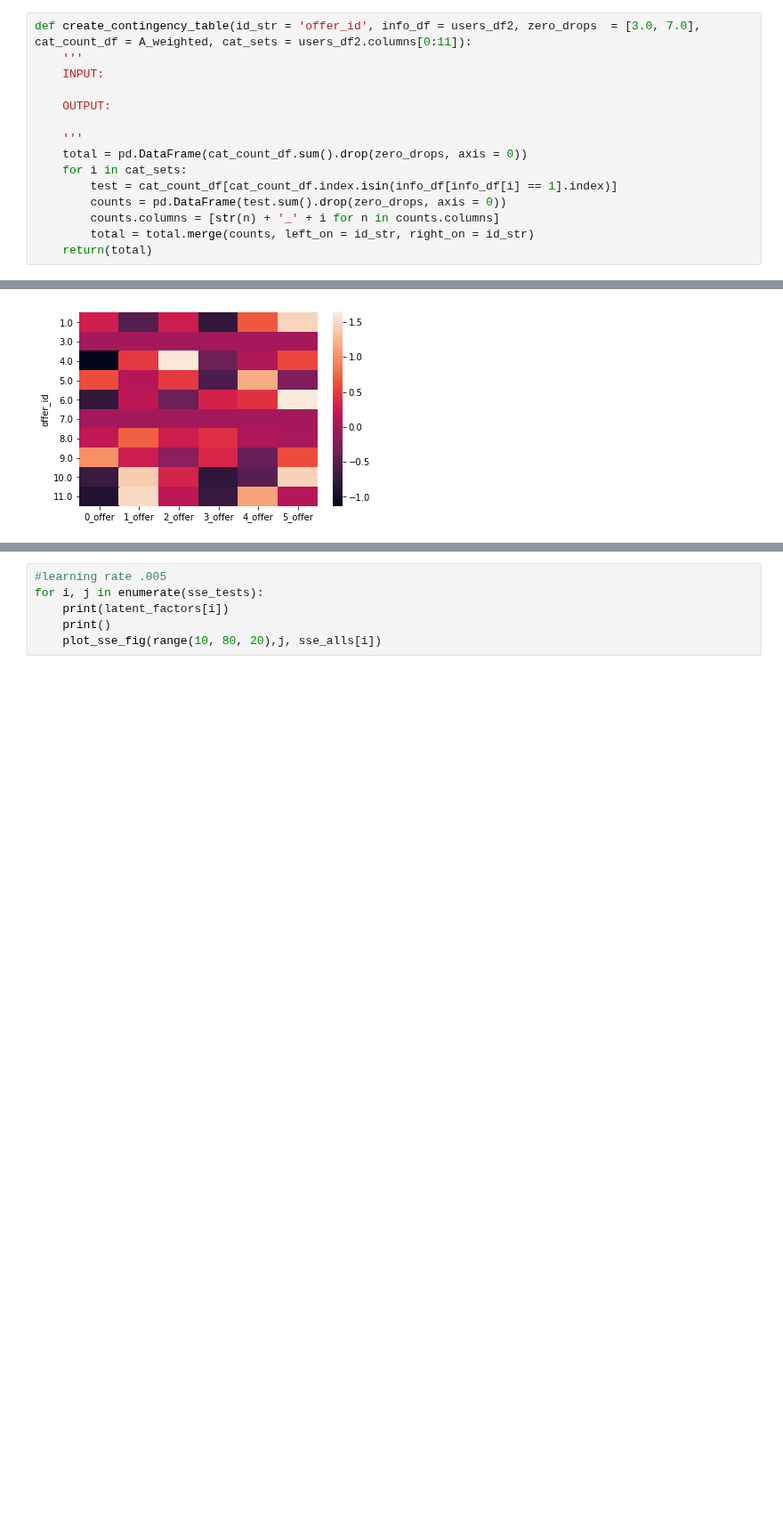
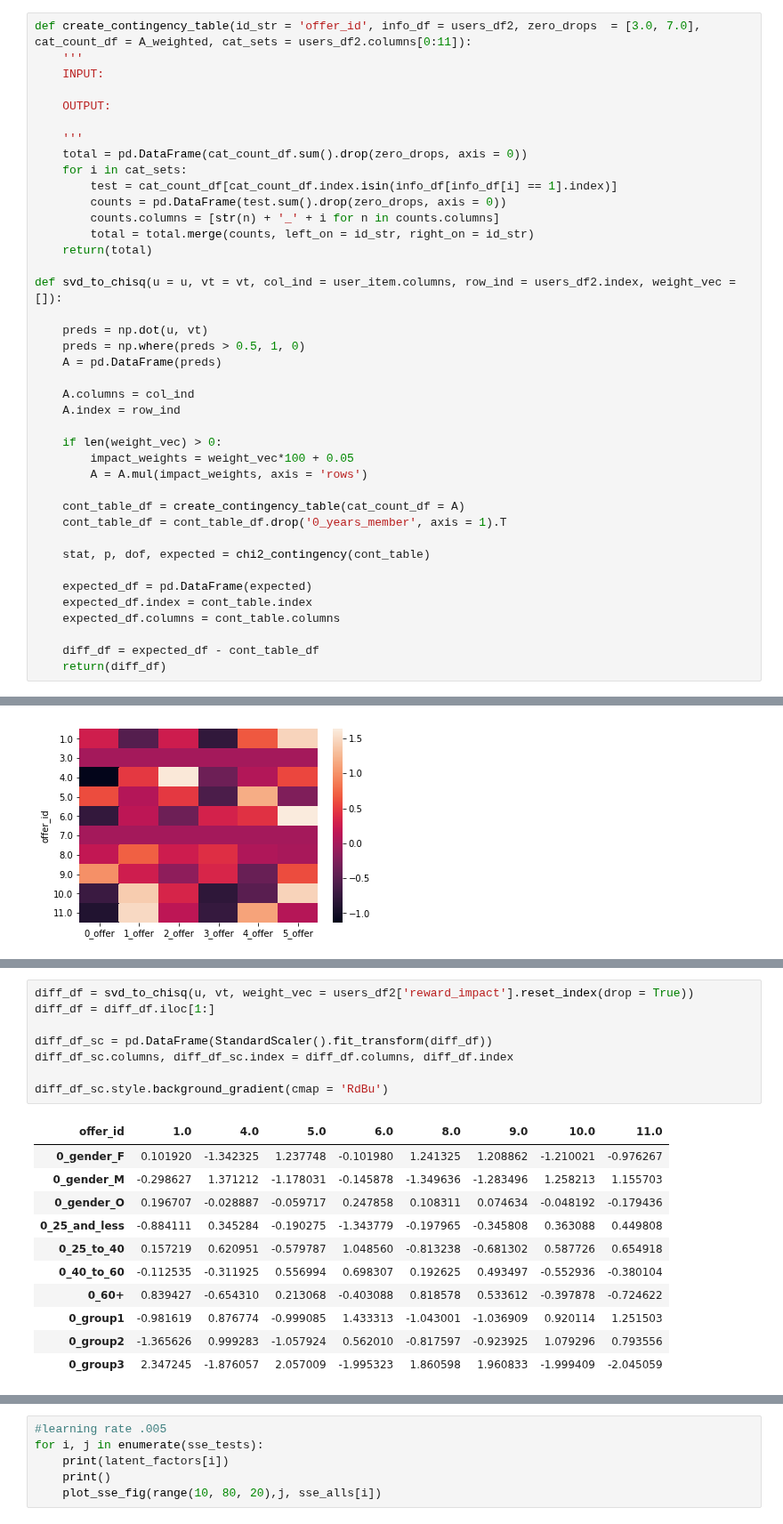
Before and after one commit to madkehl/Capstone, a Jupyter notebook: Starbucks Capstone .ipynb, the cells around one changed output, grey strips where cells are left out. Shown at 89% size. Drawn from its saved outputs; the diff is of its cells as text; blank space fills up the shorter version.

```diff
--- a/Starbucks Capstone .ipynb
+++ b/Starbucks Capstone .ipynb
@@ -905,6 +925,31 @@ def create_contingency_table(id_str = 'offer_id', info_df = users_df2, zero_drop
         counts.columns = [str(n) + '_' + i for n in counts.columns]
         total = total.merge(counts, left_on = id_str, right_on = id_str)
     return(total)
+
+def svd_to_chisq(u = u, vt = vt, col_ind = user_item.columns, row_ind = users_df2.index, weight_vec = []):
+
+    preds = np.dot(u, vt)
+    preds = np.where(preds > 0.5, 1, 0)
+    A = pd.DataFrame(preds)
+
+    A.columns = col_ind
+    A.index = row_ind
+
+    if len(weight_vec) > 0:
+        impact_weights = weight_vec*100 + 0.05
+        A = A.mul(impact_weights, axis = 'rows')
+
+    cont_table_df = create_contingency_table(cat_count_df = A)
+    cont_table_df = cont_table_df.drop('0_years_member', axis = 1).T
+
+    stat, p, dof, expected = chi2_contingency(cont_table)
+
+    expected_df = pd.DataFrame(expected)
+    expected_df.index = cont_table.index
+    expected_df.columns = cont_table.columns
+
+    diff_df = expected_df - cont_table_df
+    return(diff_df)
 # %%
 user_item = create_user_item_matrix(df_gb)
 
@@ -1087,0 +1076,20 @@ See the caveats in the documentation: https://pandas.pydata.org/pandas-docs/stab
+# %%
+diff_df = svd_to_chisq(u, vt, weight_vec = users_df2['reward_impact'].reset_index(drop = True))
+diff_df = diff_df.iloc[1:]
+
+diff_df_sc = pd.DataFrame(StandardScaler().fit_transform(diff_df))
+diff_df_sc.columns, diff_df_sc.index = diff_df.columns, diff_df.index
+
+diff_df_sc.style.background_gradient(cmap = 'RdBu')
+# %% [output]
+| offer_id | 1.0 | 4.0 | 5.0 | 6.0 | 8.0 | 9.0 | 10.0 | 11.0 |
+| 0_gender_F | 0.101920 | -1.342325 | 1.237748 | -0.101980 | 1.241325 | 1.208862 | -1.210021 | -0.976267 |
+| 0_gender_M | -0.298627 | 1.371212 | -1.178031 | -0.145878 | -1.349636 | -1.283496 | 1.258213 | 1.155703 |
+| 0_gender_O | 0.196707 | -0.028887 | -0.059717 | 0.247858 | 0.108311 | 0.074634 | -0.048192 | -0.179436 |
+| 0_25_and_less | -0.884111 | 0.345284 | -0.190275 | -1.343779 | -0.197965 | -0.345808 | 0.363088 | 0.449808 |
+| 0_25_to_40 | 0.157219 | 0.620951 | -0.579787 | 1.048560 | -0.813238 | -0.681302 | 0.587726 | 0.654918 |
+| 0_40_to_60 | -0.112535 | -0.311925 | 0.556994 | 0.698307 | 0.192625 | 0.493497 | -0.552936 | -0.380104 |
+| 0_60+ | 0.839427 | -0.654310 | 0.213068 | -0.403088 | 0.818578 | 0.533612 | -0.397878 | -0.724622 |
+| 0_group1 | -0.981619 | 0.876774 | -0.999085 | 1.433313 | -1.043001 | -1.036909 | 0.920114 | 1.251503 |
+| 0_group2 | -1.365626 | 0.999283 | -1.057924 | 0.562010 | -0.817597 | -0.923925 | 1.079296 | 0.793556 |
+| 0_group3 | 2.347245 | -1.876057 | 2.057009 | -1.995323 | 1.860598 | 1.960833 | -1.999409 | -2.045059 |
```
Also changed, not shown: parts of 41 cells of this notebook, 1 other file.
